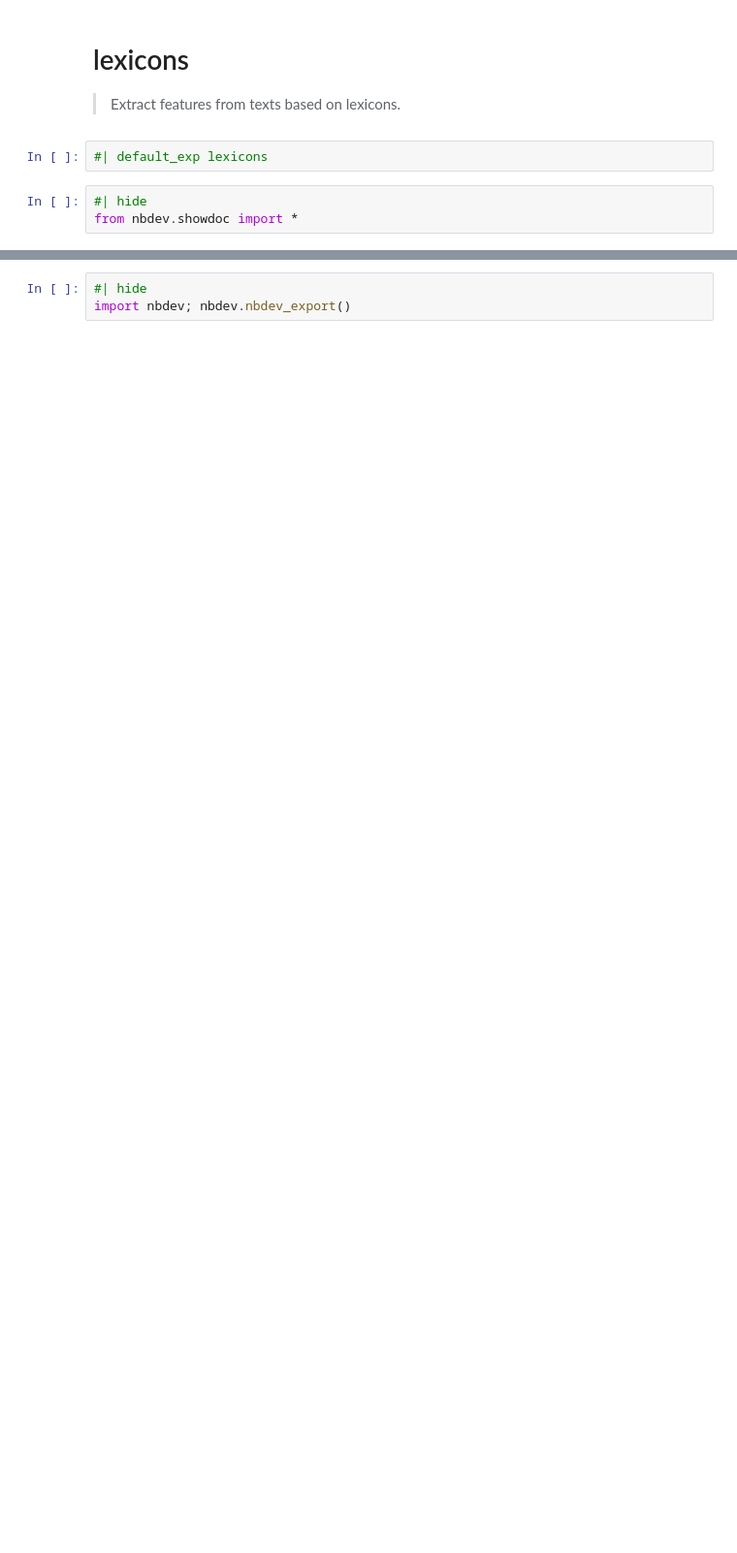
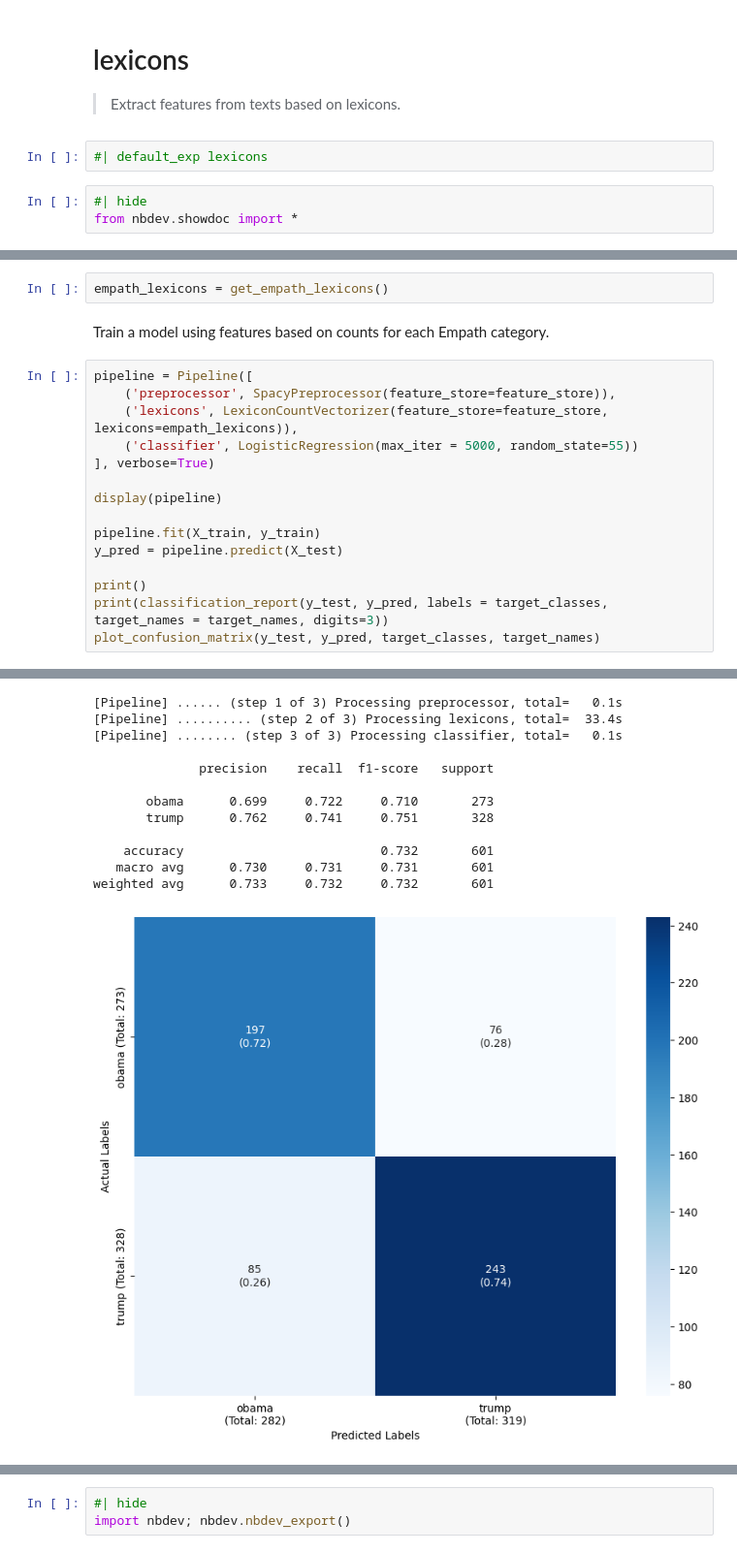
Before and after one commit to polsci/textplumber, a Jupyter notebook: nbs/50_lexicons.ipynb, the cells around one changed output, grey strips where cells are left out. Shown at 97% size. Drawn from its saved outputs; the diff is of its cells as text; blank space fills up the shorter version.

```diff
--- a/nbs/50_lexicons.ipynb
+++ b/nbs/50_lexicons.ipynb
@@ -147,0 +349,20 @@ os.remove('test_lexicons.sqlite')
+# %%
+empath_lexicons = get_empath_lexicons()
+# %% [markdown]
+Train a model using features based on counts for each Empath category.
+# %%
+pipeline = Pipeline([
+    ('preprocessor', SpacyPreprocessor(feature_store=feature_store)),
+    ('lexicons', LexiconCountVectorizer(feature_store=feature_store, lexicons=empath_lexicons)),
+    ('classifier', LogisticRegression(max_iter = 5000, random_state=55))
+], verbose=True)
+
+display(pipeline)
+
+pipeline.fit(X_train, y_train)
+y_pred = pipeline.predict(X_test)
+
+print()
+print(classification_report(y_test, y_pred, labels = target_classes, target_names = target_names, digits=3))
+plot_confusion_matrix(y_test, y_pred, target_classes, target_names)
+# %% [output]
@@ -147,0 +386,13 @@ os.remove('test_lexicons.sqlite')
+[Pipeline] ...... (step 1 of 3) Processing preprocessor, total=   0.1s
+[Pipeline] .......... (step 2 of 3) Processing lexicons, total=  33.4s
+[Pipeline] ........ (step 3 of 3) Processing classifier, total=   0.1s
+
+              precision    recall  f1-score   support
+
+       obama      0.699     0.722     0.710       273
+       trump      0.762     0.741     0.751       328
+
+    accuracy                          0.732       601
+   macro avg      0.730     0.731     0.731       601
+weighted avg      0.733     0.732     0.732       601
+[figure, added]
```
Also changed, not shown: parts of 34 cells of this notebook.
